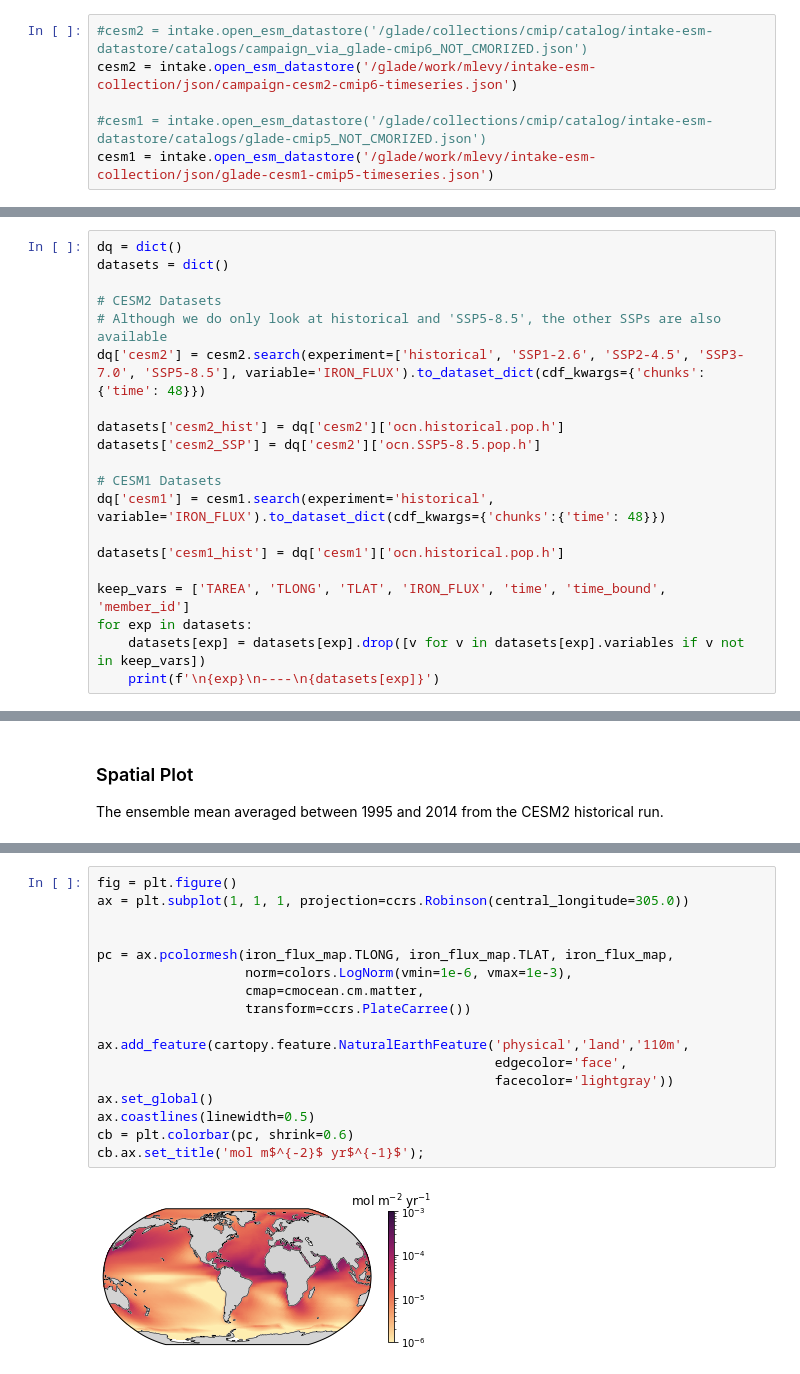
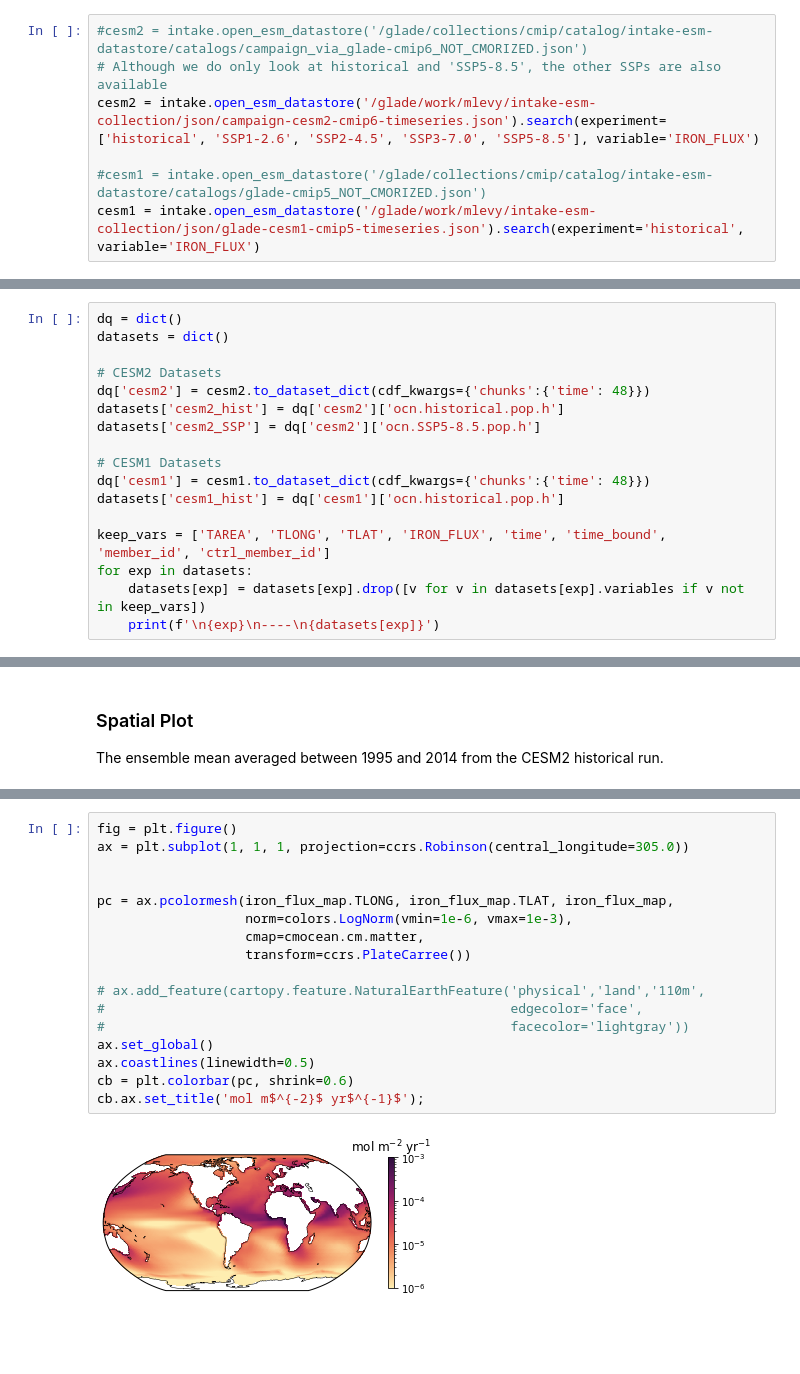
Before and after one commit to marbl-ecosys/cesm2-marbl, a Jupyter notebook: notebooks/forcing_iron_flux.ipynb, the cells around one changed output, grey strips where cells are left out. Cells and saved outputs as stored; diff of their text form; blank space fills up the shorter version.

```diff
--- a/notebooks/forcing_iron_flux.ipynb
+++ b/notebooks/forcing_iron_flux.ipynb
@@ -64,7 +64,8 @@ Git hash   : beabcb49dcc1ade9ecd64ea528bbc294c98beccb
 The `intake_esm` package is used to help identify which files belong in each experiment.
 # %%
 #cesm2 = intake.open_esm_datastore('/glade/collections/cmip/catalog/intake-esm-datastore/catalogs/campaign_via_glade-cmip6_NOT_CMORIZED.json')
-cesm2 = intake.open_esm_datastore('/glade/work/mlevy/intake-esm-collection/json/campaign-cesm2-cmip6-timeseries.json')
+# Although we do only look at historical and 'SSP5-8.5', the other SSPs are also available
+cesm2 = intake.open_esm_datastore('/glade/work/mlevy/intake-esm-collection/json/campaign-cesm2-cmip6-timeseries.json').search(experiment=['historical', 'SSP1-2.6', 'SSP2-4.5', 'SSP3-7.0', 'SSP5-8.5'], variable='IRON_FLUX')
 
 #cesm1 = intake.open_esm_datastore('/glade/collections/cmip/catalog/intake-esm-datastore/catalogs/glade-cmip5_NOT_CMORIZED.json')
-cesm1 = intake.open_esm_datastore('/glade/work/mlevy/intake-esm-collection/json/glade-cesm1-cmip5-timeseries.json')
+cesm1 = intake.open_esm_datastore('/glade/work/mlevy/intake-esm-collection/json/glade-cesm1-cmip5-timeseries.json').search(experiment='historical', variable='IRON_FLUX')
@@ -77,18 +103,15 @@ dq = dict()
 datasets = dict()
 
 # CESM2 Datasets
-# Although we do only look at historical and 'SSP5-8.5', the other SSPs are also available
-dq['cesm2'] = cesm2.search(experiment=['historical', 'SSP1-2.6', 'SSP2-4.5', 'SSP3-7.0', 'SSP5-8.5'], variable='IRON_FLUX').to_dataset_dict(cdf_kwargs={'chunks':{'time': 48}})
-
+dq['cesm2'] = cesm2.to_dataset_dict(cdf_kwargs={'chunks':{'time': 48}})
 datasets['cesm2_hist'] = dq['cesm2']['ocn.historical.pop.h']
 datasets['cesm2_SSP'] = dq['cesm2']['ocn.SSP5-8.5.pop.h']
 
 # CESM1 Datasets
-dq['cesm1'] = cesm1.search(experiment='historical', variable='IRON_FLUX').to_dataset_dict(cdf_kwargs={'chunks':{'time': 48}})
-
+dq['cesm1'] = cesm1.to_dataset_dict(cdf_kwargs={'chunks':{'time': 48}})
 datasets['cesm1_hist'] = dq['cesm1']['ocn.historical.pop.h']
 
-keep_vars = ['TAREA', 'TLONG', 'TLAT', 'IRON_FLUX', 'time', 'time_bound', 'member_id']
+keep_vars = ['TAREA', 'TLONG', 'TLAT', 'IRON_FLUX', 'time', 'time_bound', 'member_id', 'ctrl_member_id']
 for exp in datasets:
     datasets[exp] = datasets[exp].drop([v for v in datasets[exp].variables if v not in keep_vars])
     print(f'\n{exp}\n----\n{datasets[exp]}')
@@ -320,19 +338,19 @@ Dimensions without coordinates: nlat, nlon
 # %%
 fig = plt.figure()
 ax = plt.subplot(1, 1, 1, projection=ccrs.Robinson(central_longitude=305.0))
 
 
 pc = ax.pcolormesh(iron_flux_map.TLONG, iron_flux_map.TLAT, iron_flux_map,
                    norm=colors.LogNorm(vmin=1e-6, vmax=1e-3),
                    cmap=cmocean.cm.matter,
                    transform=ccrs.PlateCarree())
 
-ax.add_feature(cartopy.feature.NaturalEarthFeature('physical','land','110m',
-                                                   edgecolor='face',
-                                                   facecolor='lightgray'))
+# ax.add_feature(cartopy.feature.NaturalEarthFeature('physical','land','110m',
+#                                                    edgecolor='face',
+#                                                    facecolor='lightgray'))
 ax.set_global()
 ax.coastlines(linewidth=0.5)
 cb = plt.colorbar(pc, shrink=0.6)
 cb.ax.set_title('mol m$^{-2}$ yr$^{-1}$');
 # %% [output]
-[figure, old version]
+[figure, new version]
```
Also changed, not shown: parts of 6 cells of this notebook, 2 other files.
